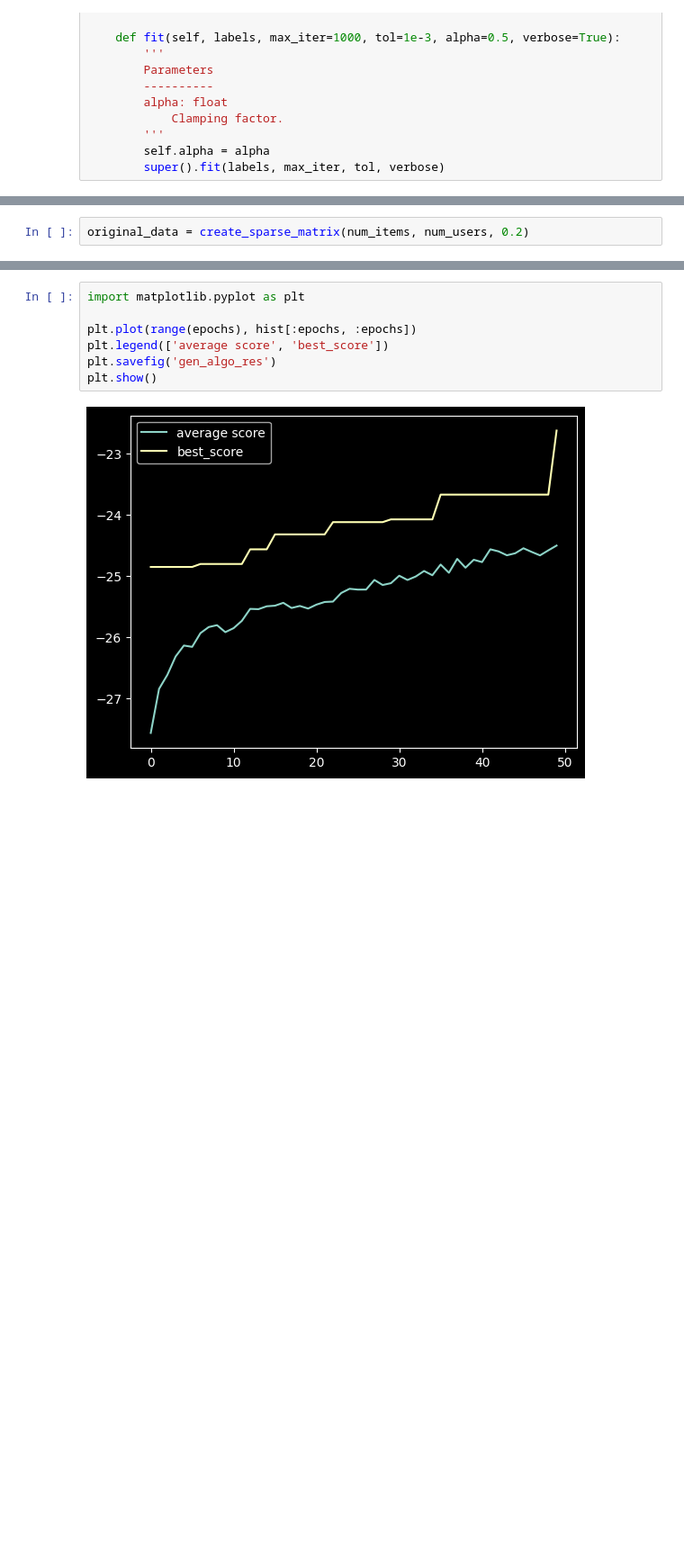
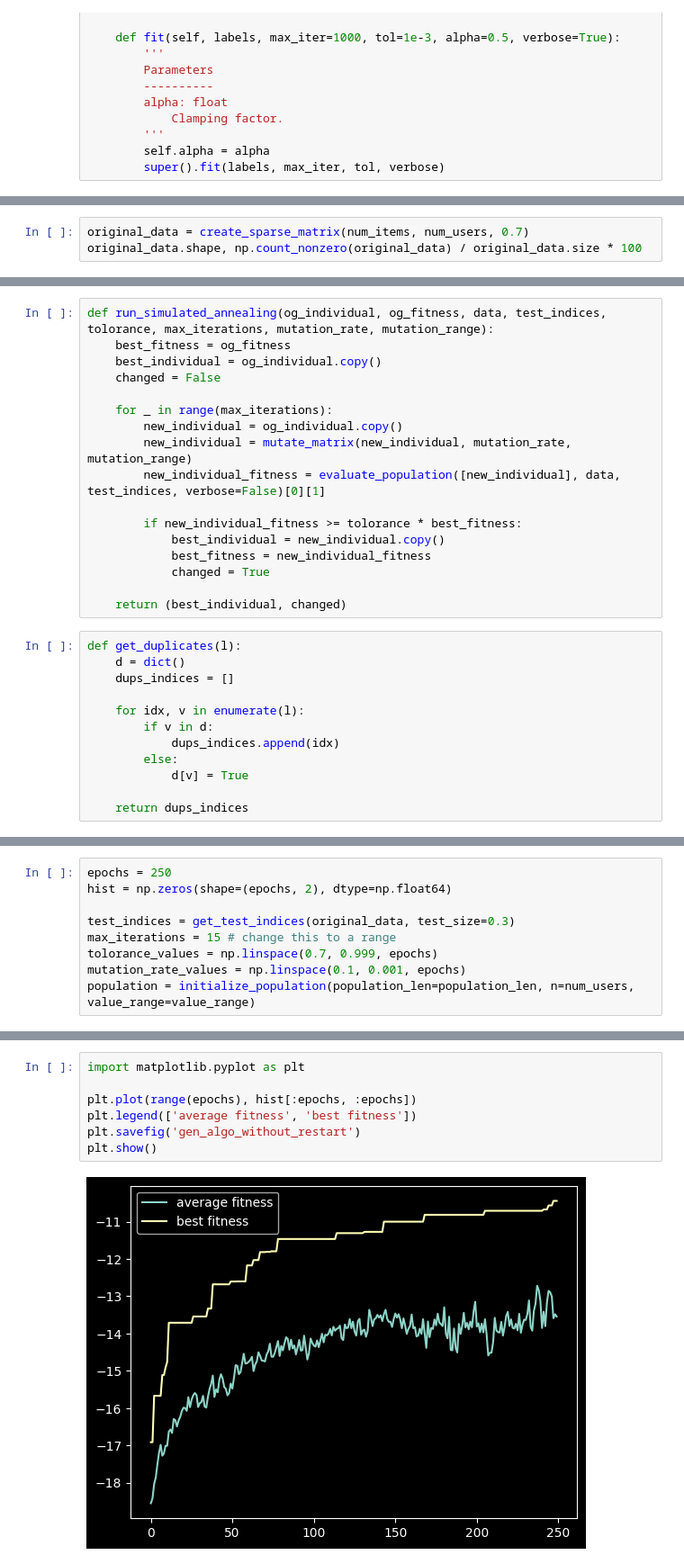
Before and after one commit to georgeVlc/thesis, a Jupyter notebook: loop.ipynb, the cells around one changed output, grey strips where cells are left out. Shown at 90% size. Drawn from its saved outputs; the diff is of its cells as text; blank space fills up the shorter version.

```diff
--- a/loop.ipynb
+++ b/loop.ipynb
@@ -352,2 +312,3 @@ def create_sparse_matrix(n, m, zero_percentage, rng_seed=42):
 # %%
-original_data = create_sparse_matrix(num_items, num_users, 0.2)
+original_data = create_sparse_matrix(num_items, num_users, 0.7)
+original_data.shape, np.count_nonzero(original_data) / original_data.size * 100
@@ -368,0 +317,29 @@ np.count_nonzero(original_data) / original_data.size * 100
+# %%
+def run_simulated_annealing(og_individual, og_fitness, data, test_indices, tolorance, max_iterations, mutation_rate, mutation_range):
+    best_fitness = og_fitness
+    best_individual = og_individual.copy()
+    changed = False
+
+    for _ in range(max_iterations):
+        new_individual = og_individual.copy()
+        new_individual = mutate_matrix(new_individual, mutation_rate, mutation_range)
+        new_individual_fitness = evaluate_population([new_individual], data, test_indices, verbose=False)[0][1]
+
+        if new_individual_fitness >= tolorance * best_fitness:
+            best_individual = new_individual.copy()
+            best_fitness = new_individual_fitness
+            changed = True
+
+    return (best_individual, changed)
+# %%
+def get_duplicates(l):
+    d = dict()
+    dups_indices = []
+
+    for idx, v in enumerate(l):
+        if v in d:
+            dups_indices.append(idx)
+        else:
+            d[v] = True
+
+    return dups_indices
@@ -368,0 +351,9 @@ np.count_nonzero(original_data) / original_data.size * 100
+# %%
+epochs = 250
+hist = np.zeros(shape=(epochs, 2), dtype=np.float64)
+
+test_indices = get_test_indices(original_data, test_size=0.3)
+max_iterations = 15 # change this to a range
+tolorance_values = np.linspace(0.7, 0.999, epochs)
+mutation_rate_values = np.linspace(0.1, 0.001, epochs)
+population = initialize_population(population_len=population_len, n=num_users, value_range=value_range)
@@ -421,9 +457,9 @@ for i in range(epochs):
 # %%
 import matplotlib.pyplot as plt
 
 plt.plot(range(epochs), hist[:epochs, :epochs])
-plt.legend(['average score', 'best_score'])
-plt.savefig('gen_algo_res')
+plt.legend(['average fitness', 'best fitness'])
+plt.savefig('gen_algo_without_restart')
 plt.show()
 # %% [output]
-[figure, old version]
+[figure, new version]
```
Also changed, not shown: parts of 16 cells of this notebook, 5 other files.
